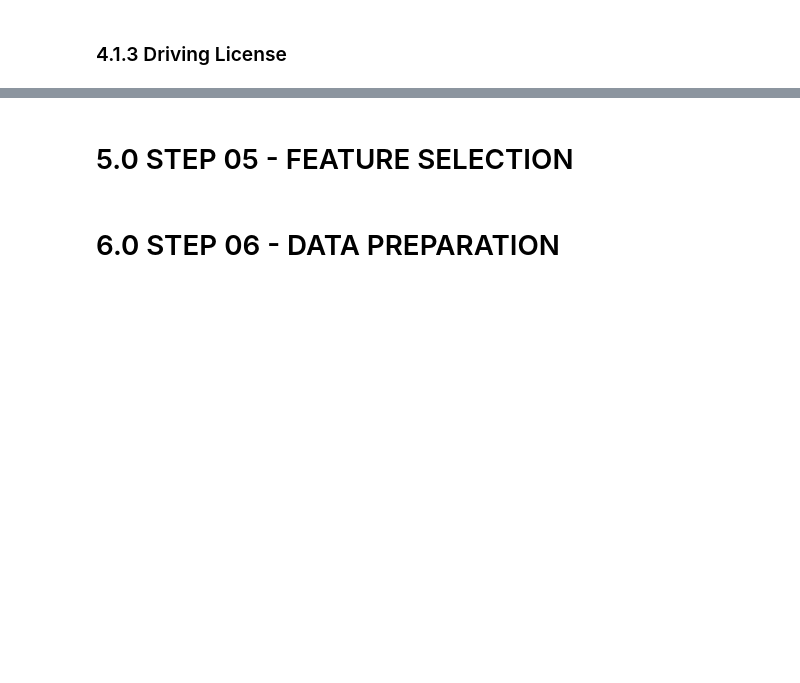
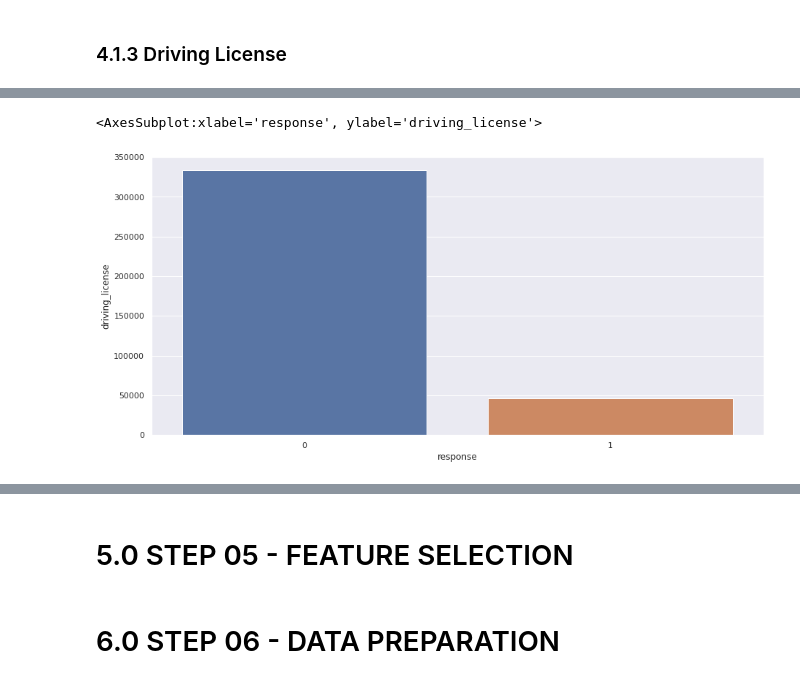
Before and after one commit to JeffersonMedines/health_insurance_cross_sell, a Jupyter notebook: notebooks/m01_v01_health_insurance_cross_sell.ipynb, the cells around one changed output, grey strips where cells are left out. Drawn from its saved outputs; the diff is of its cells as text; code cells hidden in the pictures; blank space fills up the shorter version.

Commit message:
initial exploratory data analysis done

```diff
--- a/notebooks/m01_v01_health_insurance_cross_sell.ipynb
+++ b/notebooks/m01_v01_health_insurance_cross_sell.ipynb
@@ -298,2 +301,6 @@ sns.histplot( aux3 );
 # %%
-'driving_license'
+aux = df4[['driving_license', 'response']].groupby( 'response' ).sum().reset_index()
+sns.barplot( x='response', y='driving_license', data=aux )
+# %% [output]
+<AxesSubplot:xlabel='response', ylabel='driving_license'>
+[figure, added]
```
Also changed, not shown: parts of 26 cells of this notebook.
